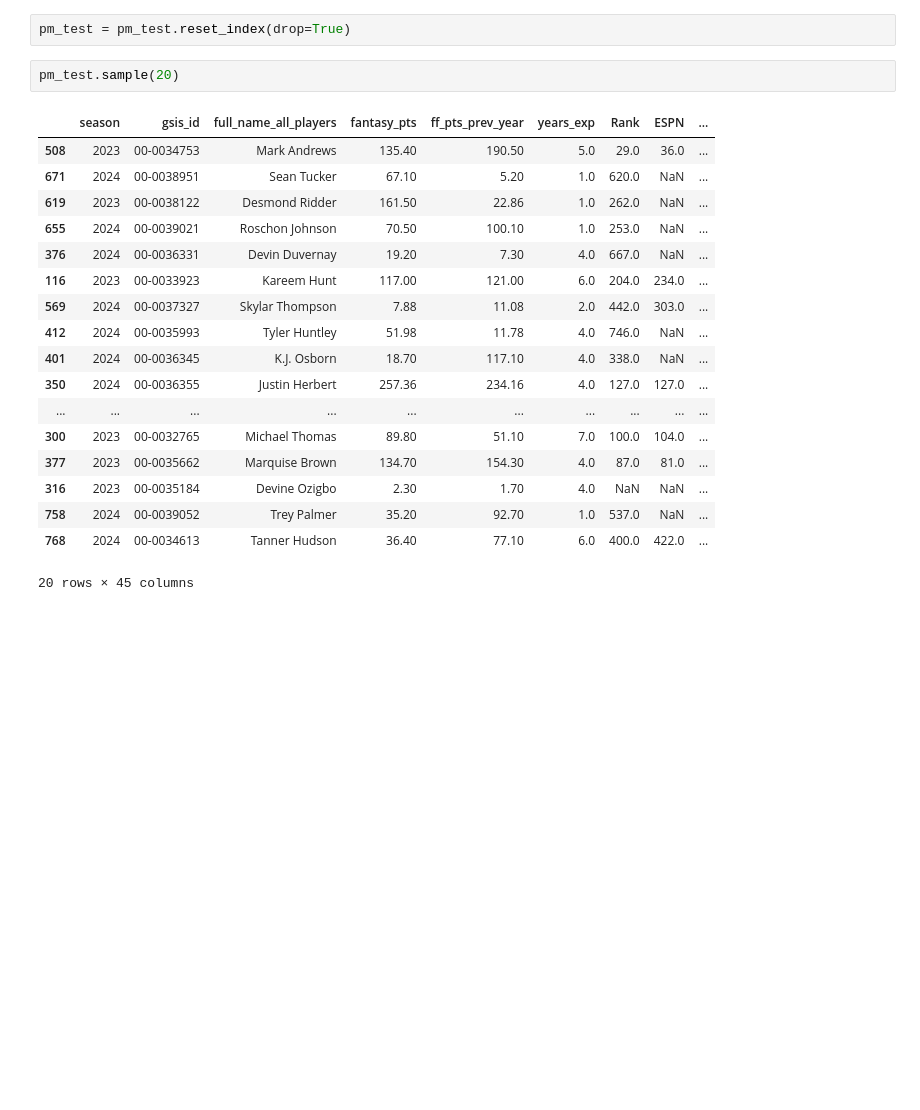
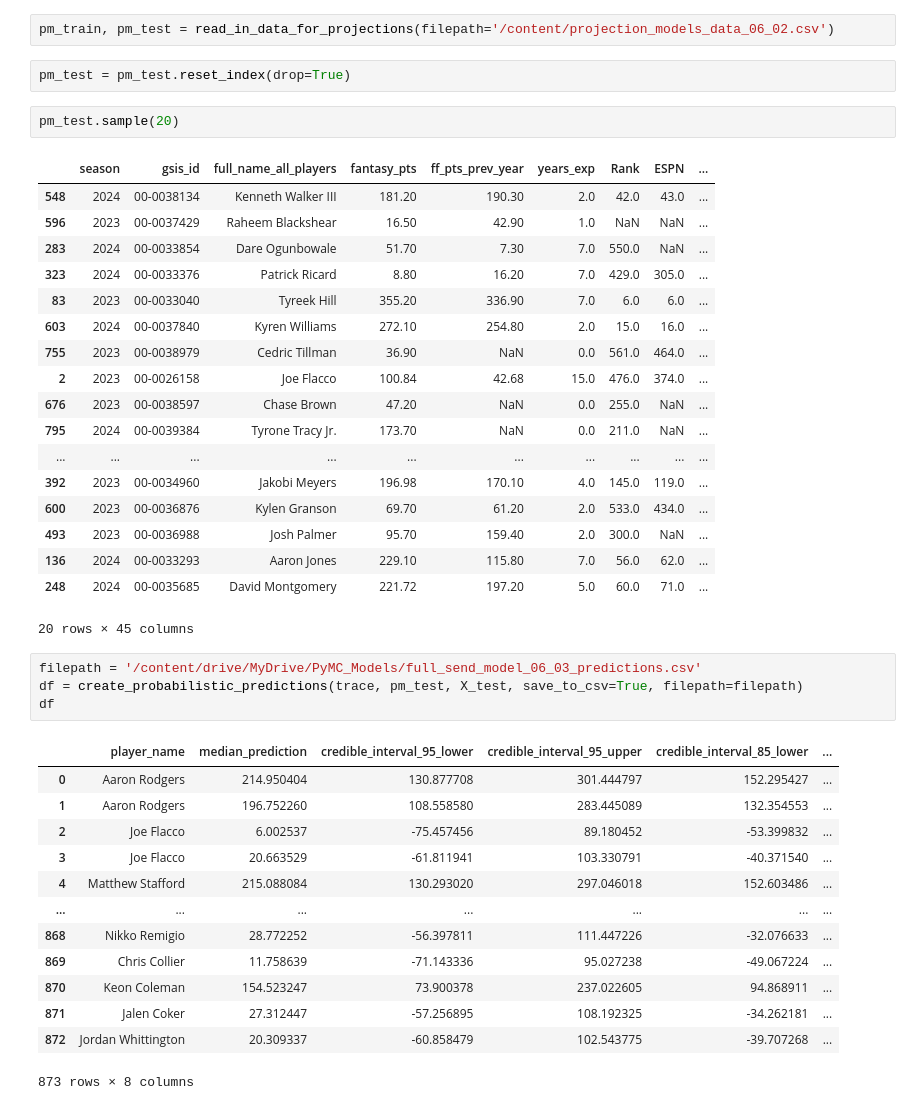
Before and after one commit to alexanderjireland/ff-draft-optimizer, a Jupyter notebook: ff_projections_notebook.ipynb, the cells around one changed output. Drawn from its saved outputs; the diff is of its cells as text; blank space fills up the shorter version.

Commit message:
Got predictions .csv going

```diff
--- a/ff_projections_notebook.ipynb
+++ b/ff_projections_notebook.ipynb
@@ -133,23 +137,43 @@ Probability points > 200: 63.69%
+# %%
+pm_train, pm_test = read_in_data_for_projections(filepath='/content/projection_models_data_06_02.csv')
 # %%
 pm_test = pm_test.reset_index(drop=True)
 # %%
 pm_test.sample(20)
 # %% [output]
 |  | season | gsis_id | full_name_all_players | fantasy_pts | ff_pts_prev_year | years_exp | Rank | ESPN | ... |
-| 508 | 2023 | 00-0034753 | Mark Andrews | 135.40 | 190.50 | 5.0 | 29.0 | 36.0 | ... |
-| 671 | 2024 | 00-0038951 | Sean Tucker | 67.10 | 5.20 | 1.0 | 620.0 | NaN | ... |
-| 619 | 2023 | 00-0038122 | Desmond Ridder | 161.50 | 22.86 | 1.0 | 262.0 | NaN | ... |
-| 655 | 2024 | 00-0039021 | Roschon Johnson | 70.50 | 100.10 | 1.0 | 253.0 | NaN | ... |
-| 376 | 2024 | 00-0036331 | Devin Duvernay | 19.20 | 7.30 | 4.0 | 667.0 | NaN | ... |
-| 116 | 2023 | 00-0033923 | Kareem Hunt | 117.00 | 121.00 | 6.0 | 204.0 | 234.0 | ... |
-| 569 | 2024 | 00-0037327 | Skylar Thompson | 7.88 | 11.08 | 2.0 | 442.0 | 303.0 | ... |
-| 412 | 2024 | 00-0035993 | Tyler Huntley | 51.98 | 11.78 | 4.0 | 746.0 | NaN | ... |
-| 401 | 2024 | 00-0036345 | K.J. Osborn | 18.70 | 117.10 | 4.0 | 338.0 | NaN | ... |
-| 350 | 2024 | 00-0036355 | Justin Herbert | 257.36 | 234.16 | 4.0 | 127.0 | 127.0 | ... |
+| 548 | 2024 | 00-0038134 | Kenneth Walker III | 181.20 | 190.30 | 2.0 | 42.0 | 43.0 | ... |
+| 596 | 2023 | 00-0037429 | Raheem Blackshear | 16.50 | 42.90 | 1.0 | NaN | NaN | ... |
+| 283 | 2024 | 00-0033854 | Dare Ogunbowale | 51.70 | 7.30 | 7.0 | 550.0 | NaN | ... |
+| 323 | 2024 | 00-0033376 | Patrick Ricard | 8.80 | 16.20 | 7.0 | 429.0 | 305.0 | ... |
+| 83 | 2023 | 00-0033040 | Tyreek Hill | 355.20 | 336.90 | 7.0 | 6.0 | 6.0 | ... |
+| 603 | 2024 | 00-0037840 | Kyren Williams | 272.10 | 254.80 | 2.0 | 15.0 | 16.0 | ... |
+| 755 | 2023 | 00-0038979 | Cedric Tillman | 36.90 | NaN | 0.0 | 561.0 | 464.0 | ... |
+| 2 | 2023 | 00-0026158 | Joe Flacco | 100.84 | 42.68 | 15.0 | 476.0 | 374.0 | ... |
+| 676 | 2023 | 00-0038597 | Chase Brown | 47.20 | NaN | 0.0 | 255.0 | NaN | ... |
+| 795 | 2024 | 00-0039384 | Tyrone Tracy Jr. | 173.70 | NaN | 0.0 | 211.0 | NaN | ... |
 | ... | ... | ... | ... | ... | ... | ... | ... | ... | ... |
-| 300 | 2023 | 00-0032765 | Michael Thomas | 89.80 | 51.10 | 7.0 | 100.0 | 104.0 | ... |
-| 377 | 2023 | 00-0035662 | Marquise Brown | 134.70 | 154.30 | 4.0 | 87.0 | 81.0 | ... |
-| 316 | 2023 | 00-0035184 | Devine Ozigbo | 2.30 | 1.70 | 4.0 | NaN | NaN | ... |
-| 758 | 2024 | 00-0039052 | Trey Palmer | 35.20 | 92.70 | 1.0 | 537.0 | NaN | ... |
-| 768 | 2024 | 00-0034613 | Tanner Hudson | 36.40 | 77.10 | 6.0 | 400.0 | 422.0 | ... |
+| 392 | 2023 | 00-0034960 | Jakobi Meyers | 196.98 | 170.10 | 4.0 | 145.0 | 119.0 | ... |
+| 600 | 2023 | 00-0036876 | Kylen Granson | 69.70 | 61.20 | 2.0 | 533.0 | 434.0 | ... |
+| 493 | 2023 | 00-0036988 | Josh Palmer | 95.70 | 159.40 | 2.0 | 300.0 | NaN | ... |
+| 136 | 2024 | 00-0033293 | Aaron Jones | 229.10 | 115.80 | 7.0 | 56.0 | 62.0 | ... |
+| 248 | 2024 | 00-0035685 | David Montgomery | 221.72 | 197.20 | 5.0 | 60.0 | 71.0 | ... |
 20 rows × 45 columns
+# %%
+filepath = '/content/drive/MyDrive/PyMC_Models/full_send_model_06_03_predictions.csv'
+df = create_probabilistic_predictions(trace, pm_test, X_test, save_to_csv=True, filepath=filepath)
+df
+# %% [output]
+|  | player_name | median_prediction | credible_interval_95_lower | credible_interval_95_upper | credible_interval_85_lower | ... |
+| 0 | Aaron Rodgers | 214.950404 | 130.877708 | 301.444797 | 152.295427 | ... |
+| 1 | Aaron Rodgers | 196.752260 | 108.558580 | 283.445089 | 132.354553 | ... |
+| 2 | Joe Flacco | 6.002537 | -75.457456 | 89.180452 | -53.399832 | ... |
+| 3 | Joe Flacco | 20.663529 | -61.811941 | 103.330791 | -40.371540 | ... |
+| 4 | Matthew Stafford | 215.088084 | 130.293020 | 297.046018 | 152.603486 | ... |
+| ... | ... | ... | ... | ... | ... | ... |
+| 868 | Nikko Remigio | 28.772252 | -56.397811 | 111.447226 | -32.076633 | ... |
+| 869 | Chris Collier | 11.758639 | -71.143336 | 95.027238 | -49.067224 | ... |
+| 870 | Keon Coleman | 154.523247 | 73.900378 | 237.022605 | 94.868911 | ... |
+| 871 | Jalen Coker | 27.312447 | -57.256895 | 108.192325 | -34.262181 | ... |
+| 872 | Jordan Whittington | 20.309337 | -60.858479 | 102.543775 | -39.707268 | ... |
+873 rows × 8 columns
```
Also changed, not shown: parts of 6 cells of this notebook.
